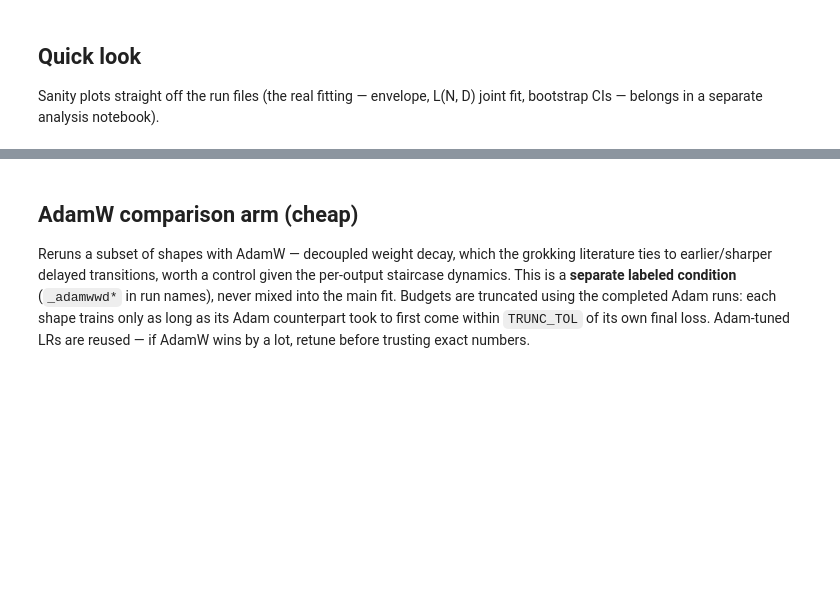
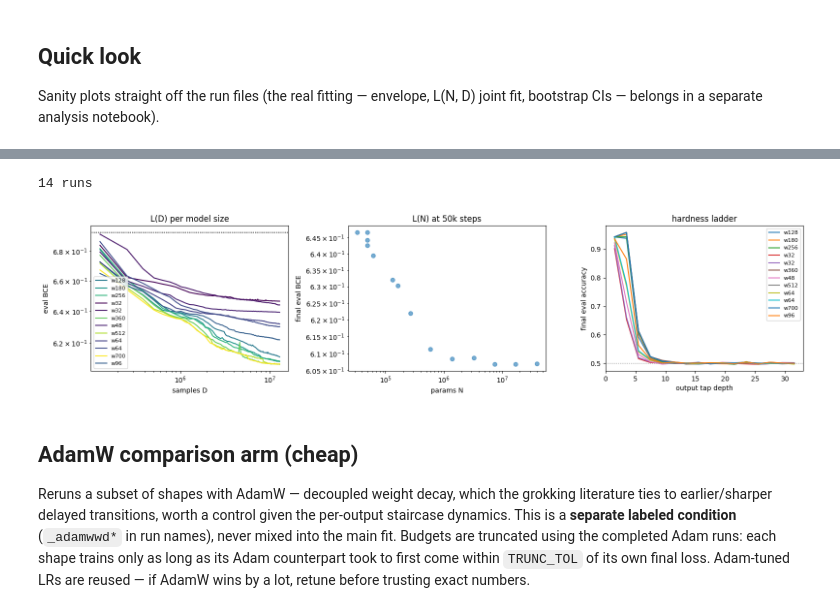
Before and after one commit to amdson/circscale, a Jupyter notebook: colab_sweep.ipynb, the cells around one changed output, grey strips where cells are left out. Drawn from its saved outputs; the diff is of its cells as text; code cells hidden in the pictures; blank space fills up the shorter version.

```diff
--- a/colab_sweep.ipynb
+++ b/colab_sweep.ipynb
@@ -107,38 +157,47 @@ def n_params(c):
 
 fig, axes = plt.subplots(1, 3, figsize=(16, 4))
 
+param_counts = [n_params(c) for c, _ in runs]
+import matplotlib as mpl
+cmap = mpl.colormaps['viridis']
+norm = mpl.colors.LogNorm(vmin=min(param_counts), vmax=max(param_counts))
+
 # eval loss vs samples consumed, one curve per width (seed 0)
 for c, d in runs:
     if c["model_seed"] != 0:
         continue
     D = d["eval_steps"][1:] * c["batch"]
-    axes[0].plot(D, d["per_out_loss"][1:].mean(axis=1), label=f"w{c['width']}")
+    axes[0].plot(D, d["per_out_loss"][1:].mean(axis=1), label=f"w{c['width']}", c=cmap(norm(n_params(c))))
+    axes[0].axhline(np.log(2), color="gray", ls=":", lw=1)
 axes[0].set(xscale="log", yscale="log", xlabel="samples D", ylabel="eval BCE")
 axes[0].axhline(np.log(2), color="gray", ls=":", lw=1)
 axes[0].legend(fontsize=8); axes[0].set_title("L(D) per model size")
 
 # final loss vs params, all seeds
 for c, d in runs:
     axes[1].plot(n_params(c), d["per_out_loss"][-1].mean(), "o", color="tab:blue", alpha=0.6)
 axes[1].set(xscale="log", yscale="log", xlabel="params N", ylabel="final eval BCE")
 axes[1].set_title("L(N) at 50k steps")
 
 # final accuracy vs output tap depth, per width (seed 0)
 for c, d in runs:
     if c["model_seed"] != 0:
         continue
     depths, acc = d["out_depths"], d["per_out_acc"][-1]
     bins = np.arange(1, depths.max() + 2, 2)
     mids, means = [], []
     for lo in bins[:-1]:
         sel = (depths >= lo) & (depths < lo + 2)
         if sel.any():
             mids.append(lo + 0.5); means.append(acc[sel].mean())
     axes[2].plot(mids, means, label=f"w{c['width']}")
 axes[2].axhline(0.5, color="gray", ls=":", lw=1)
 axes[2].set(xlabel="output tap depth", ylabel="final eval accuracy")
 axes[2].legend(fontsize=8); axes[2].set_title("hardness ladder")
 plt.tight_layout()
+# %% [output]
+14 runs
+[figure, added]
 # %% [markdown]
 ## AdamW comparison arm (cheap)
 
```
Also changed, not shown: parts of 7 cells of this notebook.
